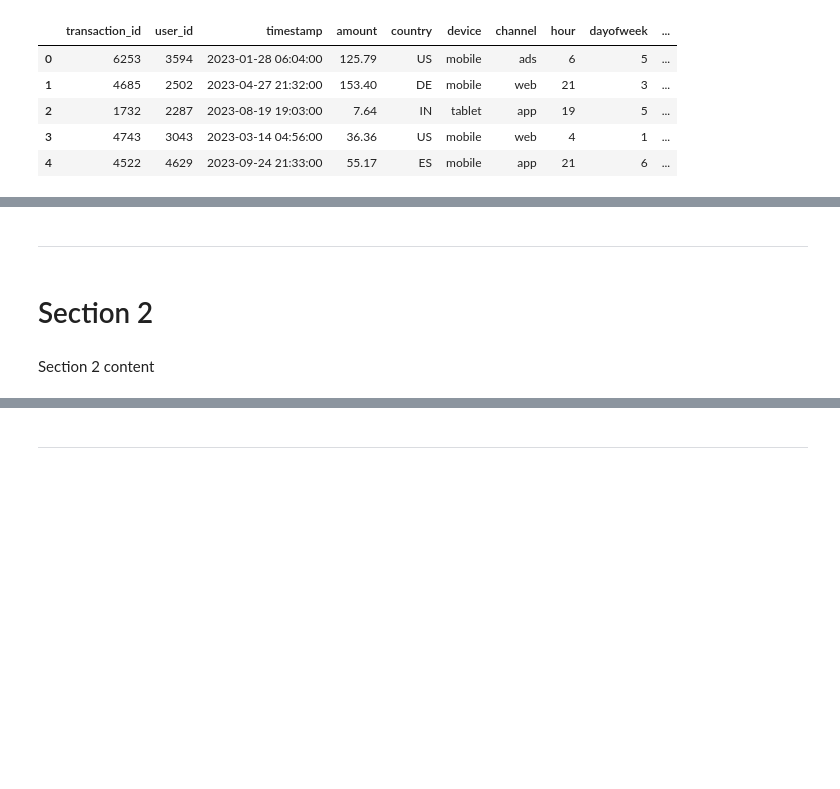
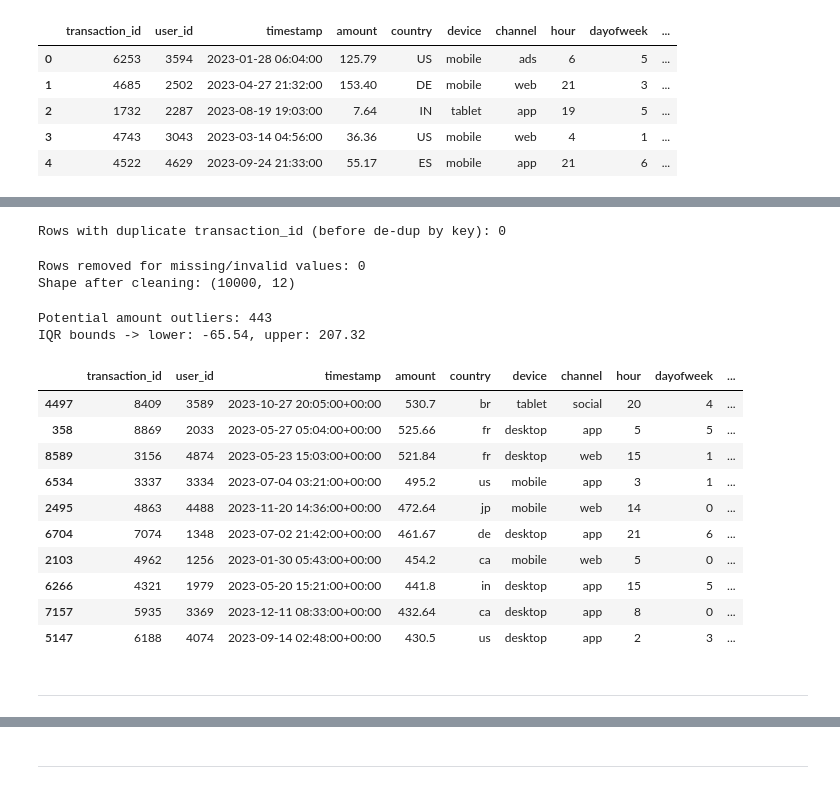
Before and after one commit to Ninestein666/E-Commerce-Fraud-Detection-Capstone, a Jupyter notebook: jupyter_notebooks/ETL.ipynb, the cells around one changed output, grey strips where cells are left out. Saved outputs shown, nothing was run; the diff lists cells and outputs as text; code cells hidden in the pictures; blank space fills up the shorter version.

Commit message:
Complete ETL process and add EDA notebook - Updated ETL with full data cleaning pipeline and saved cleaned dataset

```diff
--- a/jupyter_notebooks/ETL.ipynb
+++ b/jupyter_notebooks/ETL.ipynb
@@ -135,0 +215,7 @@ memory usage: 937.6+ KB
+# %%
+# Check duplicates by transaction_id if that column exists
+if "transaction_id" in df_clean.columns:
+    dup_txn_count = df_clean["transaction_id"].duplicated(keep=False).sum()
+    print(f"Rows with duplicate transaction_id (before de-dup by key): {dup_txn_count}")
+# %% [output]
+Rows with duplicate transaction_id (before de-dup by key): 0
@@ -135,0 +226,34 @@ memory usage: 937.6+ KB
+# %%
+# Define critical fields and rules
+critical_non_null = ["timestamp", "transaction_id", "user_id", "amount", "num_items"]
+for col in critical_non_null:
+    if col not in df_clean.columns:
+        print(f"Warning: expected column '{col}' not found.")
+
+# Coerce negative amounts -> NA (policy choice), then require non-null
+if "amount" in df_clean.columns:
+    df_clean["amount"] = df_clean["amount"].mask(df_clean["amount"] < 0, pd.NA)
+
+# If hour/dayofweek exist, ensure ranges; else treat as valid
+hour_ok = (~df_clean["hour"].isna()) & df_clean["hour"].between(0, 23) if "hour" in df_clean.columns else True
+dow_ok  = (~df_clean["dayofweek"].isna()) & df_clean["dayofweek"].between(0, 6) if "dayofweek" in df_clean.columns else True
+
+# Positive IDs if present
+tid_ok = (~df_clean["transaction_id"].isna()) & (df_clean["transaction_id"] > 0) if "transaction_id" in df_clean.columns else True
+uid_ok = (~df_clean["user_id"].isna()) & (df_clean["user_id"] > 0) if "user_id" in df_clean.columns else True
+
+# Build validity mask
+valid_mask = (
+    (df_clean["timestamp"].notna() if "timestamp" in df_clean.columns else True) &
+    (df_clean["amount"].notna() if "amount" in df_clean.columns else True) &
+    (df_clean["num_items"].notna() & (df_clean["num_items"] > 0) if "num_items" in df_clean.columns else True) &
+    hour_ok & dow_ok & tid_ok & uid_ok
+)
+
+removed = (~valid_mask).sum()
+df_clean = df_clean[valid_mask].copy()
+print(f"Rows removed for missing/invalid values: {removed}")
+print("Shape after cleaning:", df_clean.shape)
+# %% [output]
+Rows removed for missing/invalid values: 0
+Shape after cleaning: (10000, 12)
@@ -135,0 +262,28 @@ memory usage: 937.6+ KB
+# %%
+# IQR-based outlier detection for 'amount' (no auto removal)
+if "amount" in df_clean.columns:
+    q1, q3 = df_clean["amount"].quantile([0.25, 0.75])
+    iqr = float(q3 - q1)
+    lower, upper = float(q1 - 1.5 * iqr), float(q3 + 1.5 * iqr)
+    outlier_mask = (df_clean["amount"] < lower) | (df_clean["amount"] > upper)
+    print(f"Potential amount outliers: {int(outlier_mask.sum())}")
+    print(f"IQR bounds -> lower: {lower:.2f}, upper: {upper:.2f}")
+
+    # Show top largest outliers for quick review
+    display(df_clean.loc[outlier_mask].sort_values("amount", ascending=False).head(10))
+else:
+    print("Column 'amount' not found for outlier check.")
+# %% [output]
+Potential amount outliers: 443
+IQR bounds -> lower: -65.54, upper: 207.32
+|  | transaction_id | user_id | timestamp | amount | country | device | channel | hour | dayofweek | ... |
+| 4497 | 8409 | 3589 | 2023-10-27 20:05:00+00:00 | 530.7 | br | tablet | social | 20 | 4 | ... |
+| 358 | 8869 | 2033 | 2023-05-27 05:04:00+00:00 | 525.66 | fr | desktop | app | 5 | 5 | ... |
+| 8589 | 3156 | 4874 | 2023-05-23 15:03:00+00:00 | 521.84 | fr | desktop | web | 15 | 1 | ... |
+| 6534 | 3337 | 3334 | 2023-07-04 03:21:00+00:00 | 495.2 | us | mobile | app | 3 | 1 | ... |
+| 2495 | 4863 | 4488 | 2023-11-20 14:36:00+00:00 | 472.64 | jp | mobile | web | 14 | 0 | ... |
+| 6704 | 7074 | 1348 | 2023-07-02 21:42:00+00:00 | 461.67 | de | desktop | app | 21 | 6 | ... |
+| 2103 | 4962 | 1256 | 2023-01-30 05:43:00+00:00 | 454.2 | ca | mobile | web | 5 | 0 | ... |
+| 6266 | 4321 | 1979 | 2023-05-20 15:21:00+00:00 | 441.8 | in | desktop | app | 15 | 5 | ... |
+| 7157 | 5935 | 3369 | 2023-12-11 08:33:00+00:00 | 432.64 | ca | desktop | app | 8 | 0 | ... |
+| 5147 | 6188 | 4074 | 2023-09-14 02:48:00+00:00 | 430.5 | us | desktop | app | 2 | 3 | ... |
@@ -136,6 +292,2 @@ memory usage: 937.6+ KB
 # %% [markdown]
 ---
-# %% [markdown]
-# Section 2
-# %% [markdown]
-Section 2 content
```
Also changed, not shown: parts of 14 cells of this notebook, 2 other files.
